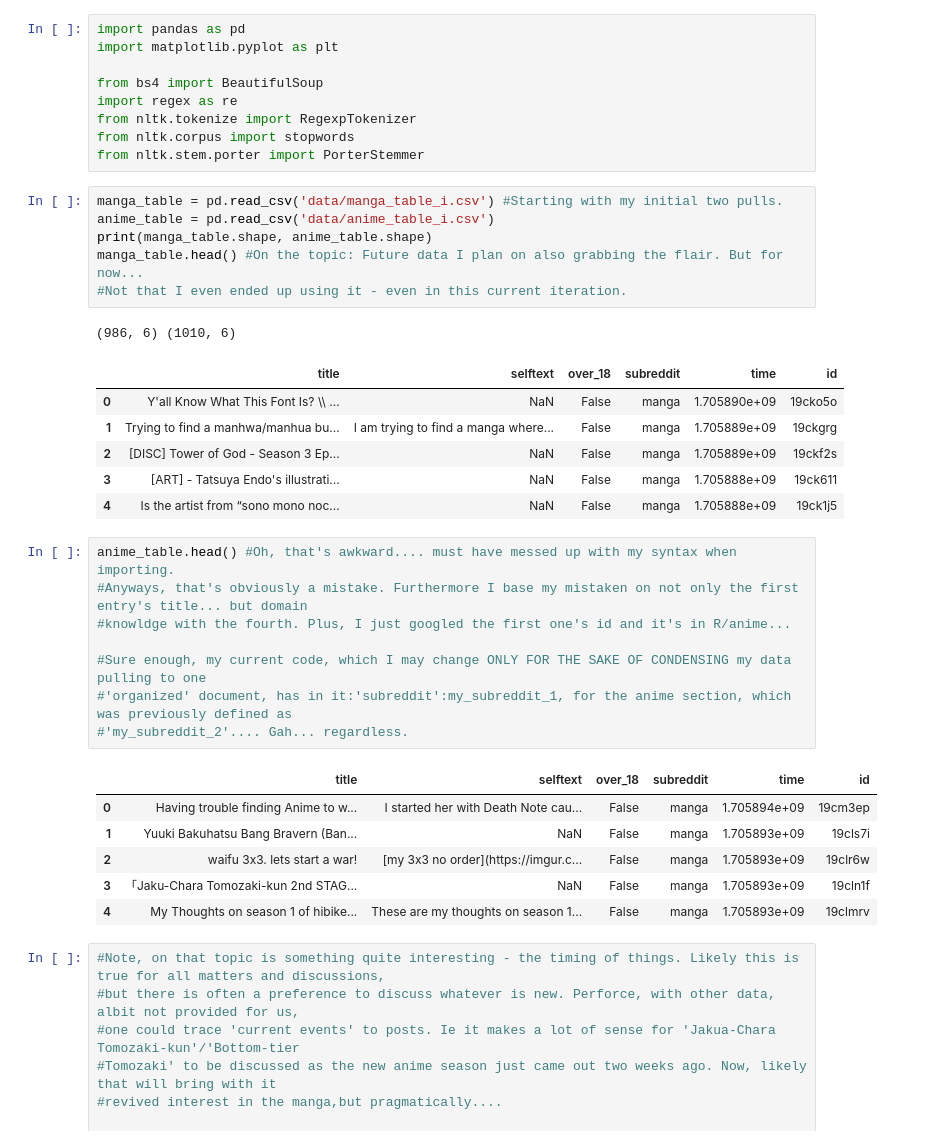
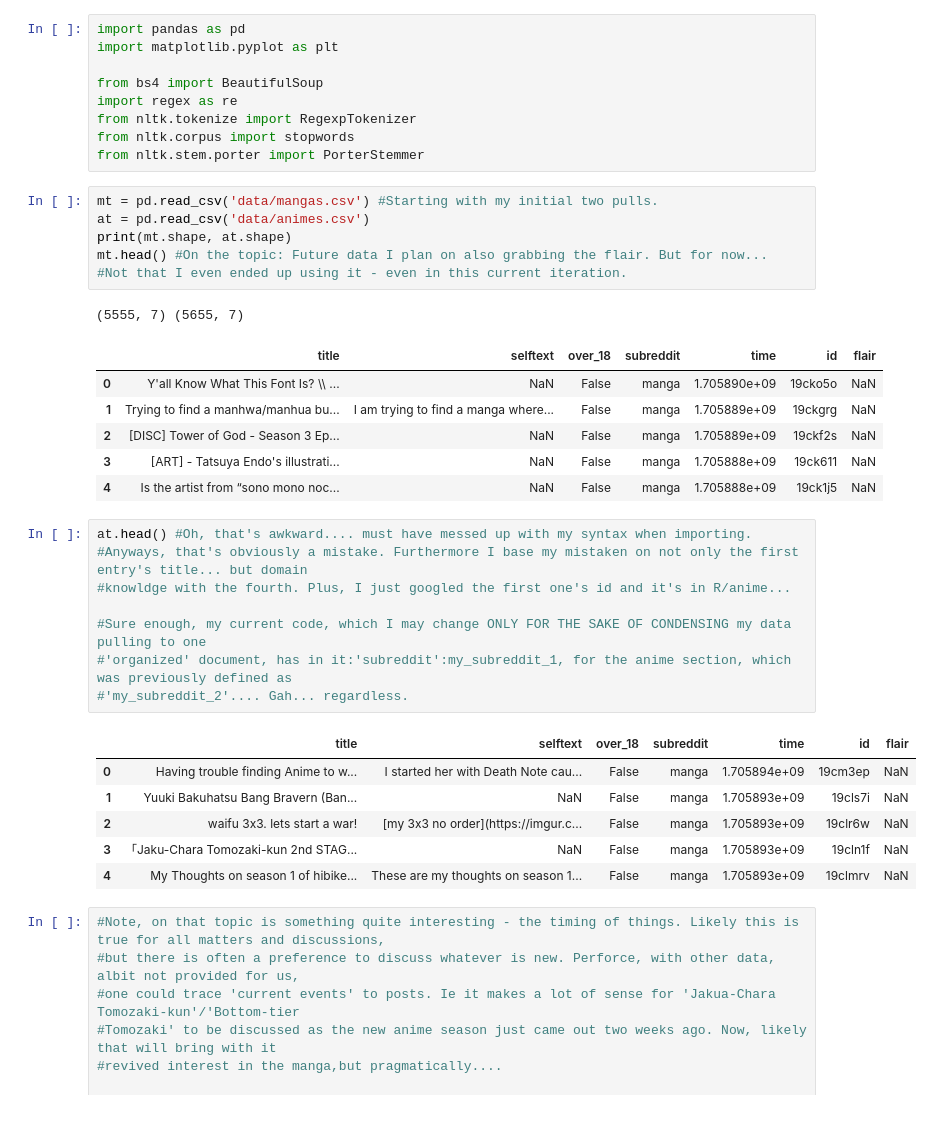
Before and after one commit to bwolff26/reddit_class, a Jupyter notebook: Cleaning & EDA.ipynb, the cells around one changed output. Drawn from its saved outputs; the diff is of its cells as text.

Commit message:
Completed data gathering, organization, and start of final eda.

```diff
--- a/Cleaning & EDA.ipynb
+++ b/Cleaning & EDA.ipynb
@@ -12,34 +12,34 @@ from nltk.tokenize import RegexpTokenizer
 from nltk.corpus import stopwords
 from nltk.stem.porter import PorterStemmer
 # %%
-manga_table = pd.read_csv('data/manga_table_i.csv') #Starting with my initial two pulls.
-anime_table = pd.read_csv('data/anime_table_i.csv')
-print(manga_table.shape, anime_table.shape)
-manga_table.head() #On the topic: Future data I plan on also grabbing the flair. But for now...
+mt = pd.read_csv('data/mangas.csv') #Starting with my initial two pulls.
+at = pd.read_csv('data/animes.csv')
+print(mt.shape, at.shape)
+mt.head() #On the topic: Future data I plan on also grabbing the flair. But for now...
 #Not that I even ended up using it - even in this current iteration.
 # %% [output]
-(986, 6) (1010, 6)
+(5555, 7) (5655, 7)
-|  | title | selftext | over_18 | subreddit | time | id |
-| 0 | Y'all Know What This Font Is? \\ ... | NaN | False | manga | 1.705890e+09 | 19cko5o |
-| 1 | Trying to find a manhwa/manhua bu... | I am trying to find a manga where... | False | manga | 1.705889e+09 | 19ckgrg |
-| 2 | [DISC] Tower of God - Season 3 Ep... | NaN | False | manga | 1.705889e+09 | 19ckf2s |
-| 3 | [ART] - Tatsuya Endo's illustrati... | NaN | False | manga | 1.705888e+09 | 19ck611 |
-| 4 | Is the artist from “sono mono noc... | NaN | False | manga | 1.705888e+09 | 19ck1j5 |
+|  | title | selftext | over_18 | subreddit | time | id | flair |
+| 0 | Y'all Know What This Font Is? \\ ... | NaN | False | manga | 1.705890e+09 | 19cko5o | NaN |
+| 1 | Trying to find a manhwa/manhua bu... | I am trying to find a manga where... | False | manga | 1.705889e+09 | 19ckgrg | NaN |
+| 2 | [DISC] Tower of God - Season 3 Ep... | NaN | False | manga | 1.705889e+09 | 19ckf2s | NaN |
+| 3 | [ART] - Tatsuya Endo's illustrati... | NaN | False | manga | 1.705888e+09 | 19ck611 | NaN |
+| 4 | Is the artist from “sono mono noc... | NaN | False | manga | 1.705888e+09 | 19ck1j5 | NaN |
 # %%
-anime_table.head() #Oh, that's awkward.... must have messed up with my syntax when importing.
+at.head() #Oh, that's awkward.... must have messed up with my syntax when importing.
 #Anyways, that's obviously a mistake. Furthermore I base my mistaken on not only the first entry's title... but domain
 #knowldge with the fourth. Plus, I just googled the first one's id and it's in R/anime...
 
 #Sure enough, my current code, which I may change ONLY FOR THE SAKE OF CONDENSING my data pulling to one
 #'organized' document, has in it:'subreddit':my_subreddit_1, for the anime section, which was previously defined as
 #'my_subreddit_2'.... Gah... regardless.
 # %% [output]
-|  | title | selftext | over_18 | subreddit | time | id |
-| 0 | Having trouble finding Anime to w... | I started her with Death Note cau... | False | manga | 1.705894e+09 | 19cm3ep |
-| 1 | Yuuki Bakuhatsu Bang Bravern (Ban... | NaN | False | manga | 1.705893e+09 | 19cls7i |
-| 2 | waifu 3x3. lets start a war! | [my 3x3 no order](https://imgur.c... | False | manga | 1.705893e+09 | 19clr6w |
-| 3 | 「Jaku-Chara Tomozaki-kun 2nd STAG... | NaN | False | manga | 1.705893e+09 | 19cln1f |
-| 4 | My Thoughts on season 1 of hibike... | These are my thoughts on season 1... | False | manga | 1.705893e+09 | 19clmrv |
+|  | title | selftext | over_18 | subreddit | time | id | flair |
+| 0 | Having trouble finding Anime to w... | I started her with Death Note cau... | False | manga | 1.705894e+09 | 19cm3ep | NaN |
+| 1 | Yuuki Bakuhatsu Bang Bravern (Ban... | NaN | False | manga | 1.705893e+09 | 19cls7i | NaN |
+| 2 | waifu 3x3. lets start a war! | [my 3x3 no order](https://imgur.c... | False | manga | 1.705893e+09 | 19clr6w | NaN |
+| 3 | 「Jaku-Chara Tomozaki-kun 2nd STAG... | NaN | False | manga | 1.705893e+09 | 19cln1f | NaN |
+| 4 | My Thoughts on season 1 of hibike... | These are my thoughts on season 1... | False | manga | 1.705893e+09 | 19clmrv | NaN |
 # %%
 #Note, on that topic is something quite interesting - the timing of things. Likely this is true for all matters and discussions,
 #but there is often a preference to discuss whatever is new. Perforce, with other data, albit not provided for us,
```
Also changed, not shown: parts of 16 cells of this notebook, 4 other files.
